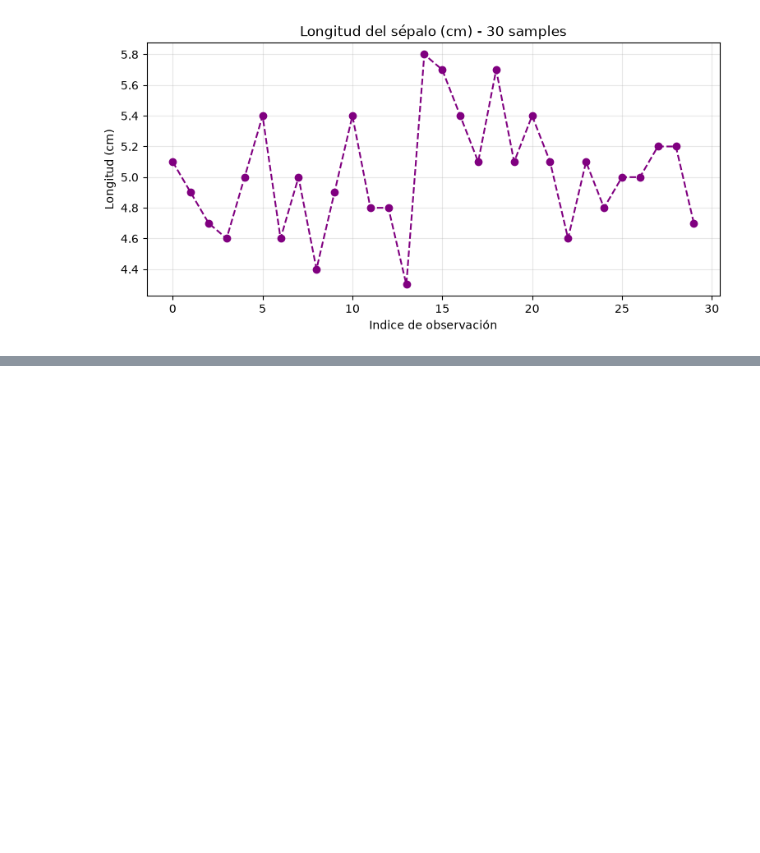
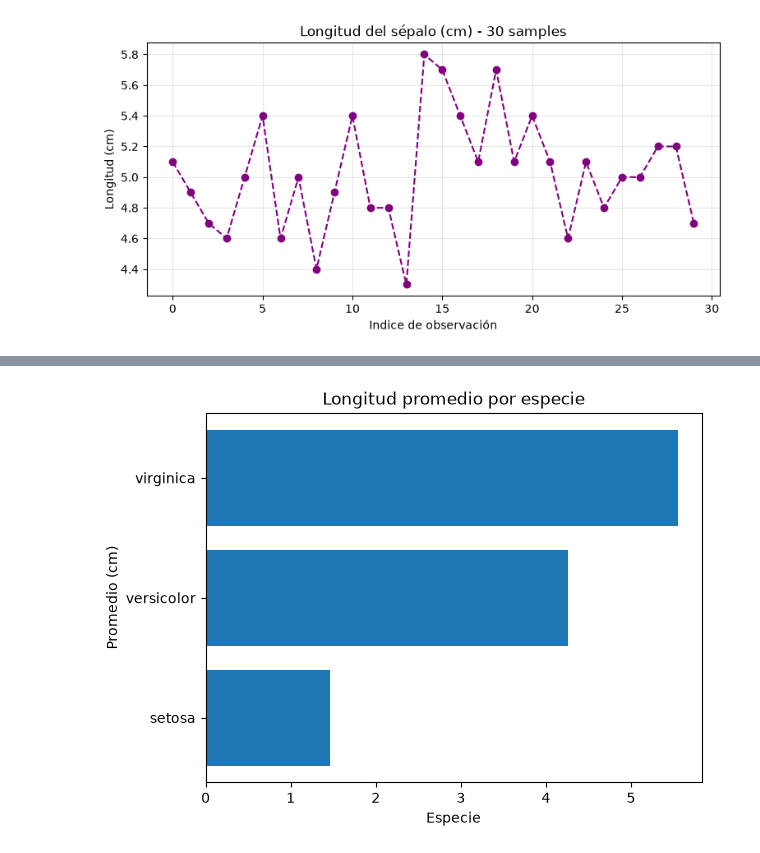
Before and after one commit to marcell-llerena/datascience-g8, a Jupyter notebook: notebooks/20260817_27_ejercicios_matplotlib.ipynb, the cells around one changed output, grey strips where cells are left out. Cells and saved outputs as stored; diff of their text form; code cells hidden in the pictures; blank space fills up the shorter version.

```diff
--- a/notebooks/20260817_27_ejercicios_matplotlib.ipynb
+++ b/notebooks/20260817_27_ejercicios_matplotlib.ipynb
@@ -77,0 +92,15 @@ plt.show()
+# %%
+# 5. Barras horizontales
+# Calcula el promedio de `petal_length_cm` por especie y crea un gráfico de barras horizontales. Ordena
+# las especies de menor a mayor promedio antes de graficar.
+
+promedio_petal_length = df.groupby("species")["petal_length_cm"].mean().sort_values()
+promedio_petal_length
+
+plt.barh(promedio_petal_length.index, promedio_petal_length.values)
+plt.title("Longitud promedio por especie")
+plt.xlabel("Especie")
+plt.ylabel("Promedio (cm)")
+plt.show()
+# %% [output]
+[figure, added]
```
Also changed, not shown: parts of 5 cells of this notebook.
